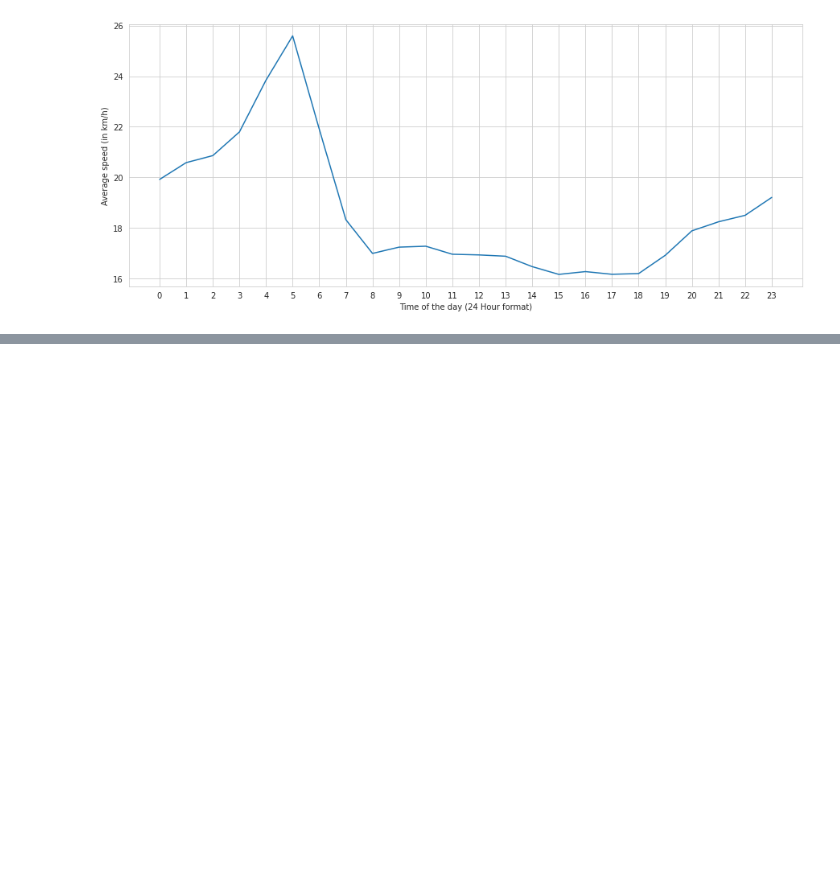
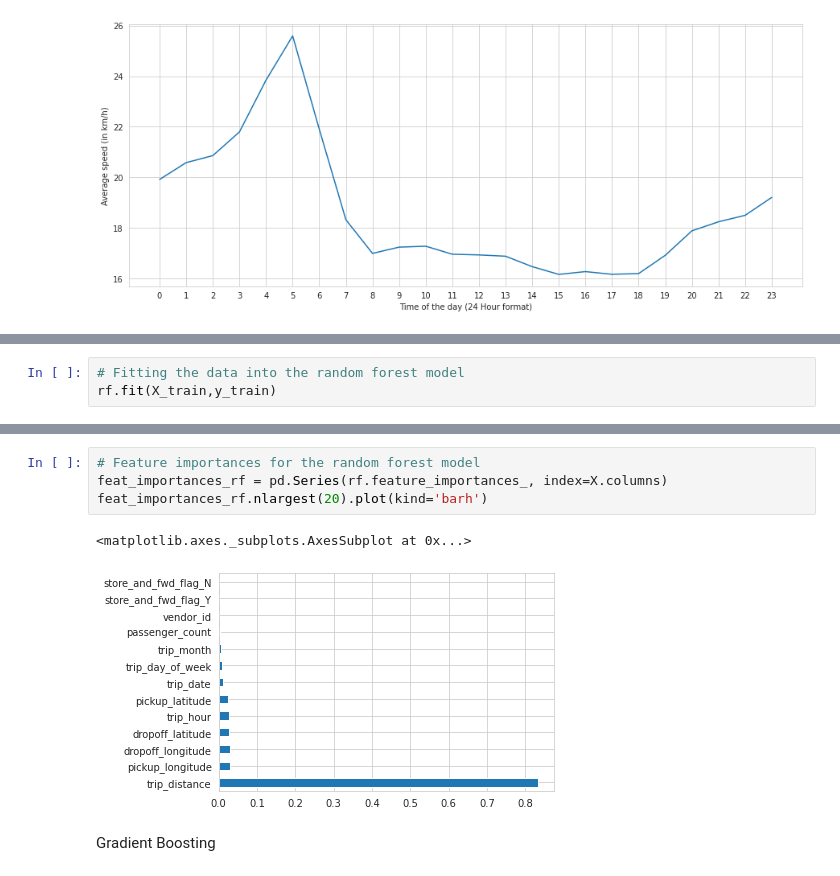
Before and after one commit to amolprabhu/NYC-Taxi-Duration-Prediction, a Jupyter notebook: NYC_Taxi_Capstone_Project.ipynb, the cells around one changed output, grey strips where cells are left out. Drawn from its saved outputs; the diff is of its cells as text; blank space fills up the shorter version.

```diff
--- a/NYC_Taxi_Capstone_Project.ipynb
+++ b/NYC_Taxi_Capstone_Project.ipynb
@@ -411,0 +535,3 @@ data.describe()
+# %%
+# Fitting the data into the random forest model
+rf.fit(X_train,y_train)
@@ -411,0 +563,9 @@ data.describe()
+# %%
+# Feature importances for the random forest model
+feat_importances_rf = pd.Series(rf.feature_importances_, index=X.columns)
+feat_importances_rf.nlargest(20).plot(kind='barh')
+# %% [output]
+<matplotlib.axes._subplots.AxesSubplot at 0x...>
+[figure, added]
+# %% [markdown]
+Gradient Boosting
```
Also changed, not shown: parts of 37 cells of this notebook.
